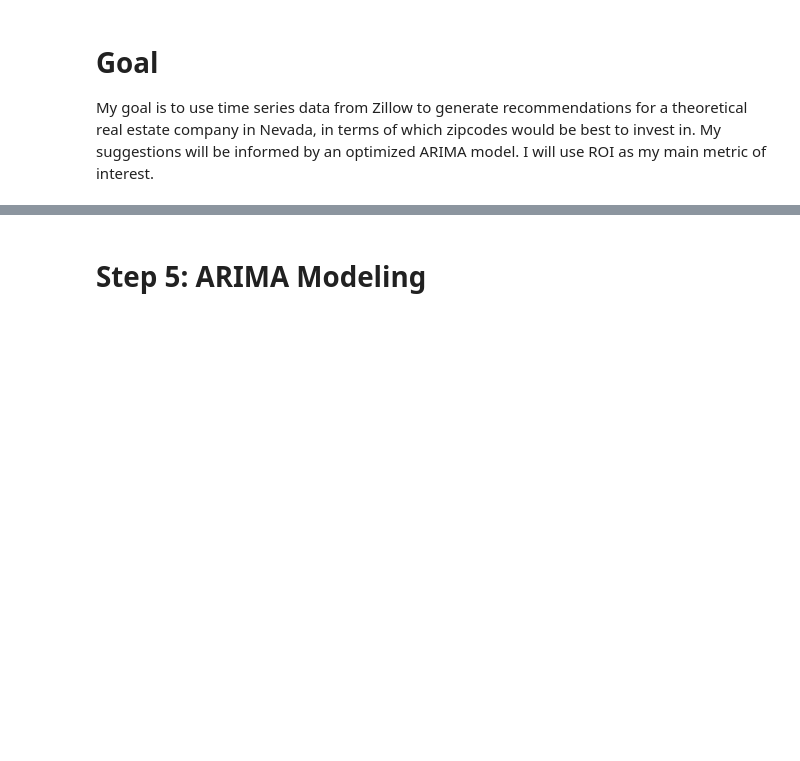
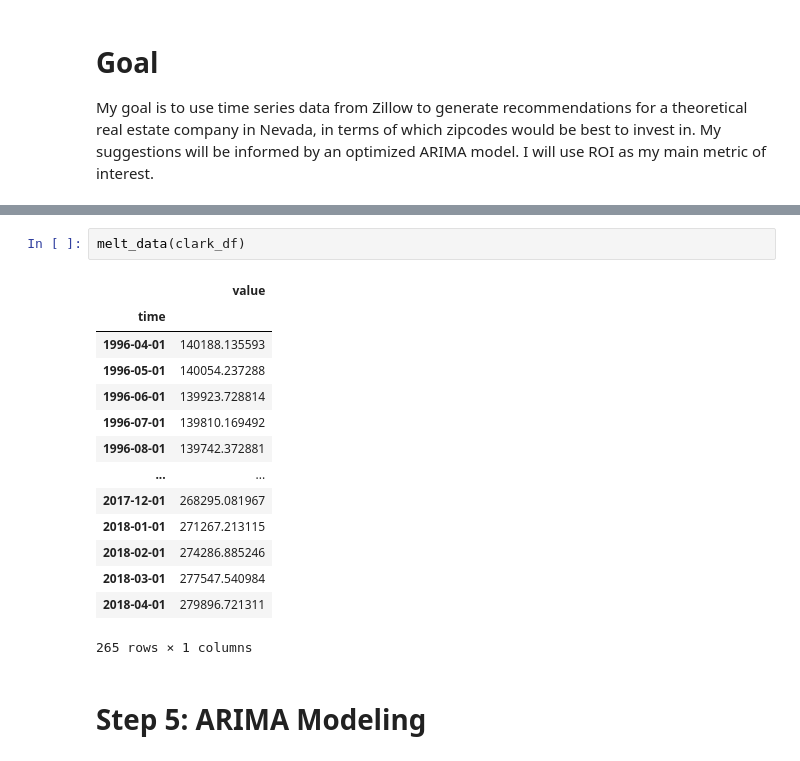
Before and after one commit to jbenedito99/Zipcode-Time-Series-Modeling, a Jupyter notebook: time-series/notebook.ipynb, the cells around one changed output, grey strips where cells are left out. Drawn from its saved outputs; the diff is of its cells as text; blank space fills up the shorter version.

```diff
--- a/time-series/notebook.ipynb
+++ b/time-series/notebook.ipynb
@@ -131,3 +132,20 @@ def melt_data(df):
+# %%
+melt_data(clark_df)
+# %% [output]
+|  | value |
+| time |  |
+| 1996-04-01 | 140188.135593 |
+| 1996-05-01 | 140054.237288 |
+| 1996-06-01 | 139923.728814 |
+| 1996-07-01 | 139810.169492 |
+| 1996-08-01 | 139742.372881 |
+| ... | ... |
+| 2017-12-01 | 268295.081967 |
+| 2018-01-01 | 271267.213115 |
+| 2018-02-01 | 274286.885246 |
+| 2018-03-01 | 277547.540984 |
+| 2018-04-01 | 279896.721311 |
+265 rows × 1 columns
 # %% [markdown]
 # Step 5: ARIMA Modeling
 # %% [markdown]
```
Also changed, not shown: parts of 21 cells of this notebook.
